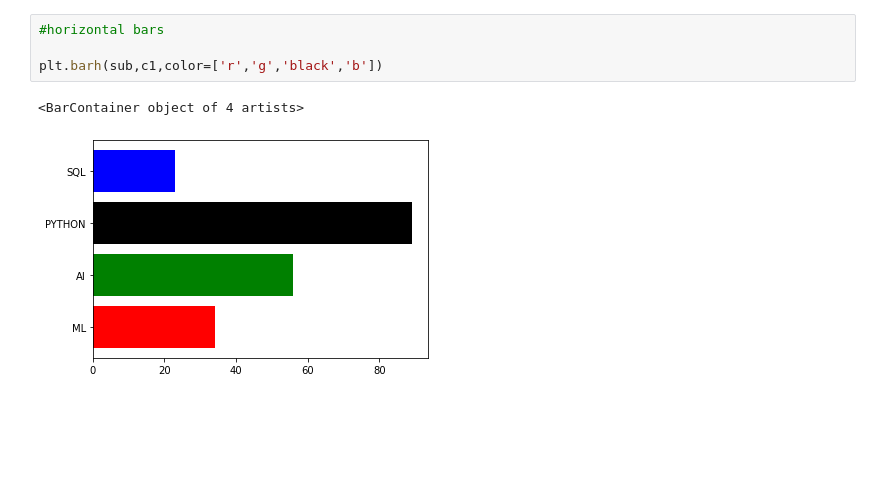
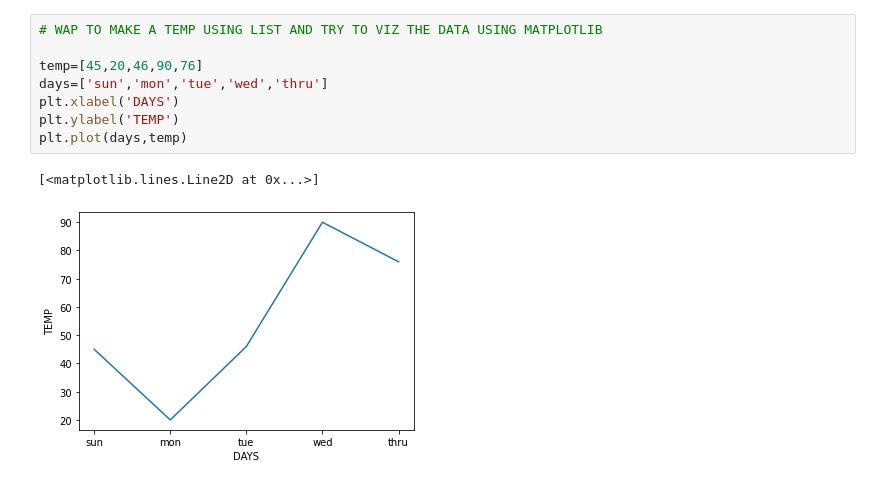
Before and after one commit to Saurabhvatsraj/Data-Analysis, a Jupyter notebook: Matplotlib01.ipynb, the cells around one changed output. Drawn from its saved outputs; the diff is of its cells as text; blank space fills up the shorter version.

```diff
--- a/Matplotlib01.ipynb
+++ b/Matplotlib01.ipynb
@@ -70,7 +19,11 @@ plt.bar(sub,c1,color=['r','g','black','b'],align='edge')
-# %%
-#horizontal bars
-
-plt.barh(sub,c1,color=['r','g','black','b'])
-# %% [output]
-<BarContainer object of 4 artists>
-[figure, removed]
+# %%
+# WAP TO MAKE A TEMP USING LIST AND TRY TO VIZ THE DATA USING MATPLOTLIB
+
+temp=[45,20,46,90,76]
+days=['sun','mon','tue','wed','thru']
+plt.xlabel('DAYS')
+plt.ylabel('TEMP')
+plt.plot(days,temp)
+# %% [output]
+[<matplotlib.lines.Line2D at 0x...>]
+[figure, added]
```
Also changed, not shown: parts of 13 cells of this notebook.
